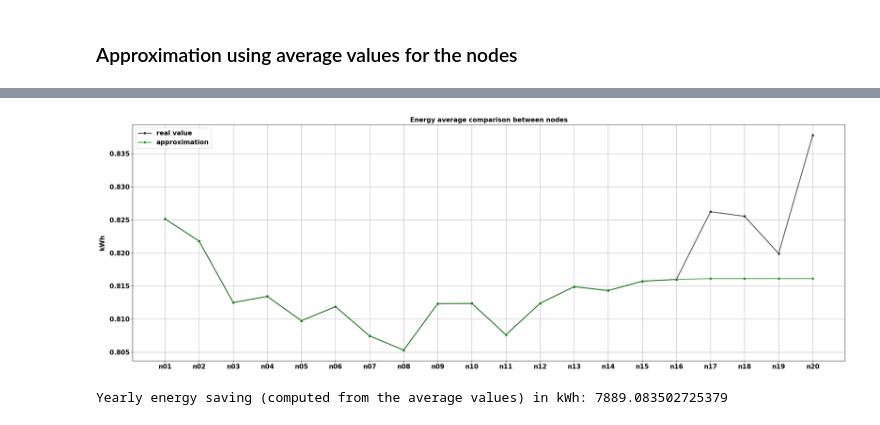
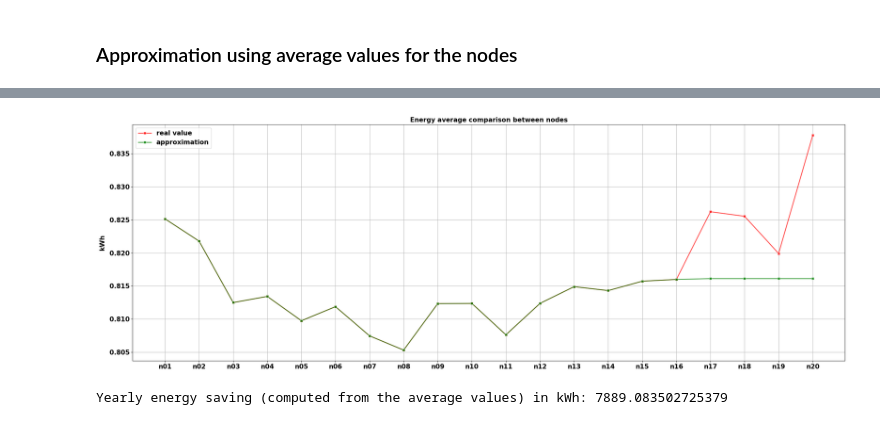
Before and after one commit to LSquarzoni/GreenTeam, a Jupyter notebook: Energy_Saving_computation.ipynb, the cells around one changed output, grey strips where cells are left out. Drawn from its saved outputs; the diff is of its cells as text; code cells hidden in the pictures.

```diff
--- a/Energy_Saving_computation.ipynb
+++ b/Energy_Saving_computation.ipynb
@@ -158,22 +157,22 @@ dtype: float64
 # %%
 # Plotting the comparison
 fig, ax = plt.subplots(figsize=(30,10))
 
-sns.lineplot(data=dataset_E_mean_nodes, ax=ax, c='black', linewidth=2, alpha=0.7, marker='s', label='real value')
+sns.lineplot(data=dataset_E_mean_nodes, ax=ax, c='red', linewidth=2, alpha=0.7, marker='s', label='real value')
 sns.lineplot(data=dataset_E_mean_nodes_new, ax=ax, c='green', linewidth=2, alpha=0.7, marker='s', label='approximation')
 plt.grid(True)
 plt.gca().yaxis.labelpad = 10
 plt.xticks(fontweight='bold', fontsize=15)
 plt.yticks(fontweight='bold', fontsize=15)
 plt.ylabel('kWh', fontweight='bold', fontsize=15)
 plt.title("Energy average comparison between nodes", fontweight='bold', fontsize=15)
 ax.set_ylim()
 plt.legend(prop={'weight': 'bold', 'size': 15})
 
 #plt.savefig('../PLOTS/E_saving.png', dpi=300)
 plt.show()
 # %% [output]
-[figure, old version]
+[figure, new version]
 # %%
 avg_diff = dataset_E_mean_nodes.sum(axis=0) - dataset_E_mean_nodes_new.sum(axis=0)
 avg_diff_rack = avg_diff * 20
```
Also changed, not shown: parts of 11 cells of this notebook.
